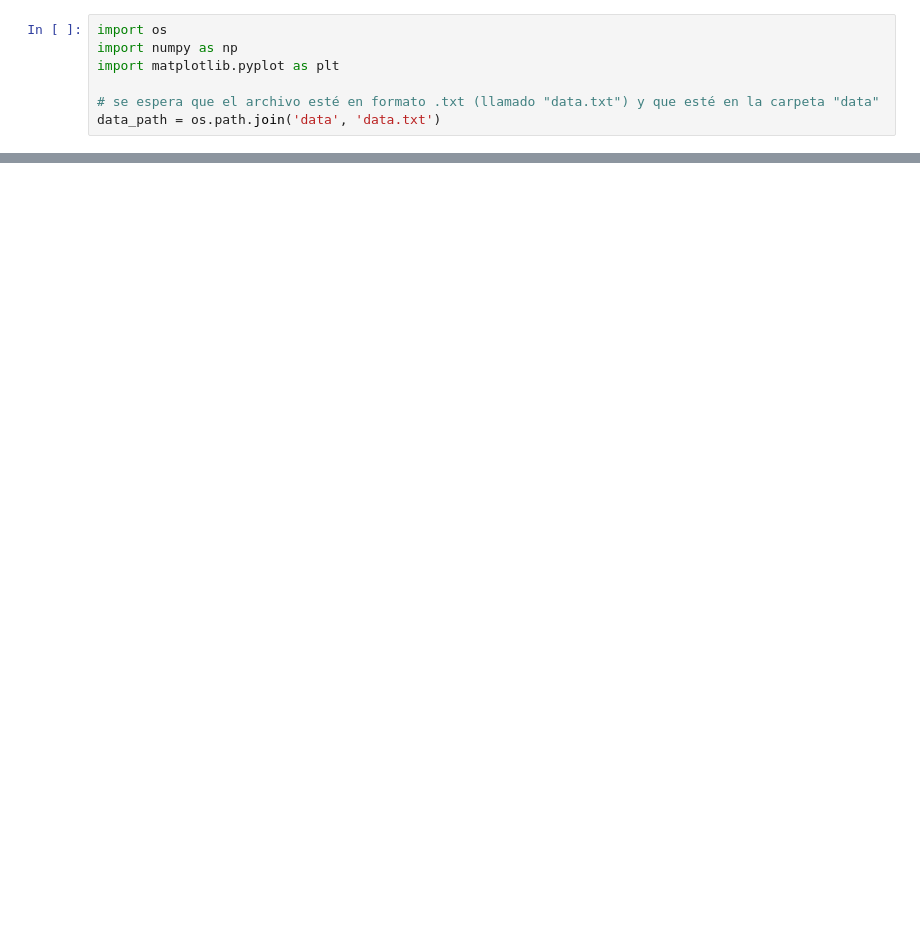
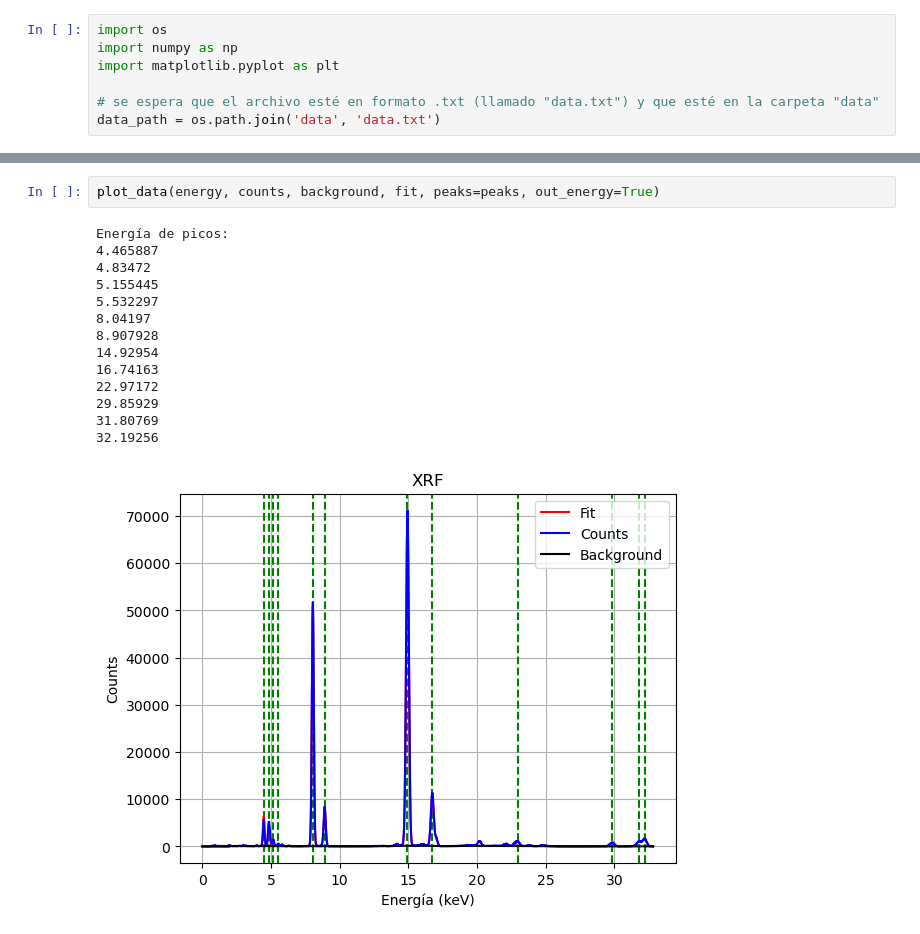
Before and after one commit to eduardoh27/Core-Level-Spectroscopy, a Jupyter notebook: Taller 3/punto9.ipynb, the cells around one changed output, grey strips where cells are left out. Saved outputs shown, nothing was run; the diff lists cells and outputs as text; blank space fills up the shorter version.

```diff
--- a/Taller 3/punto9.ipynb
+++ b/Taller 3/punto9.ipynb
@@ -165,0 +187,17 @@ plot_data(energy, counts, background, initial_energy=14.8, final_energy=15.1)
+# %%
+plot_data(energy, counts, background, fit, peaks=peaks, out_energy=True)
+# %% [output]
+Energía de picos:
+4.465887
+4.83472
+5.155445
+5.532297
+8.04197
+8.907928
+14.92954
+16.74163
+22.97172
+29.85929
+31.80769
+32.19256
+[figure, added]
```
Also changed, not shown: parts of 26 cells of this notebook, 1 other file.
